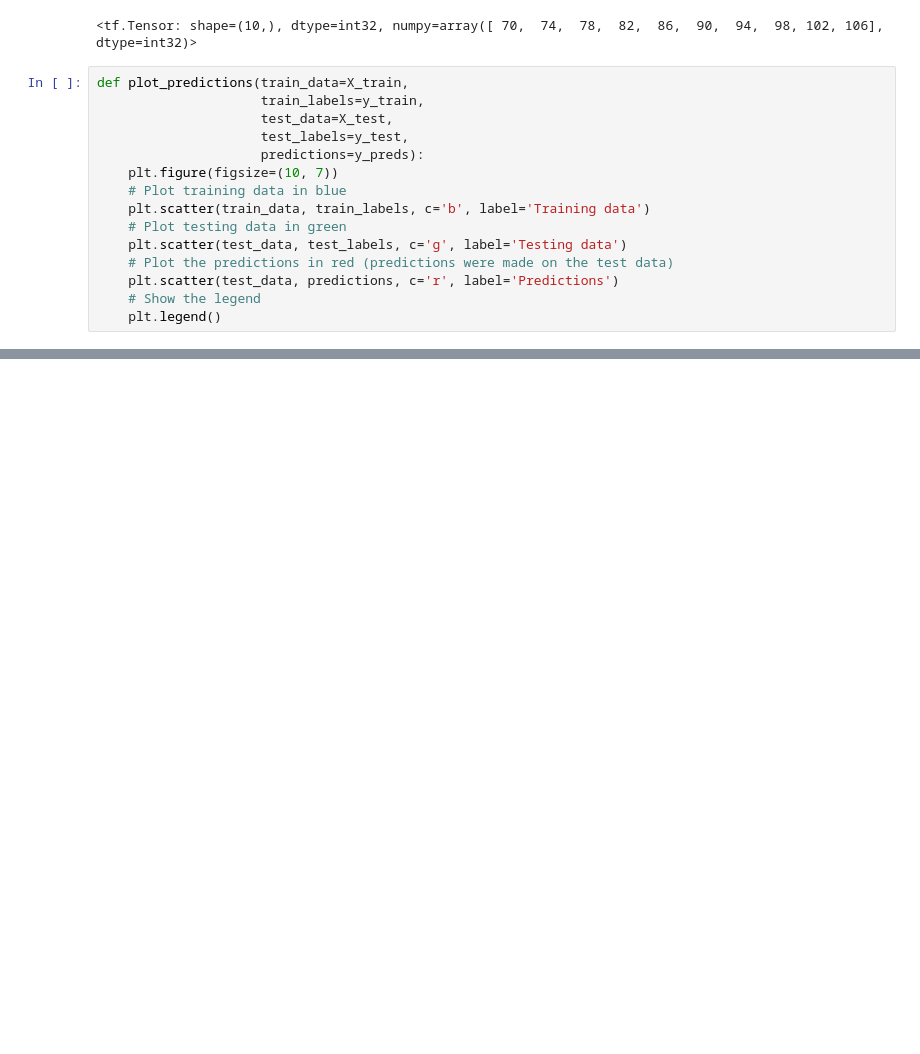
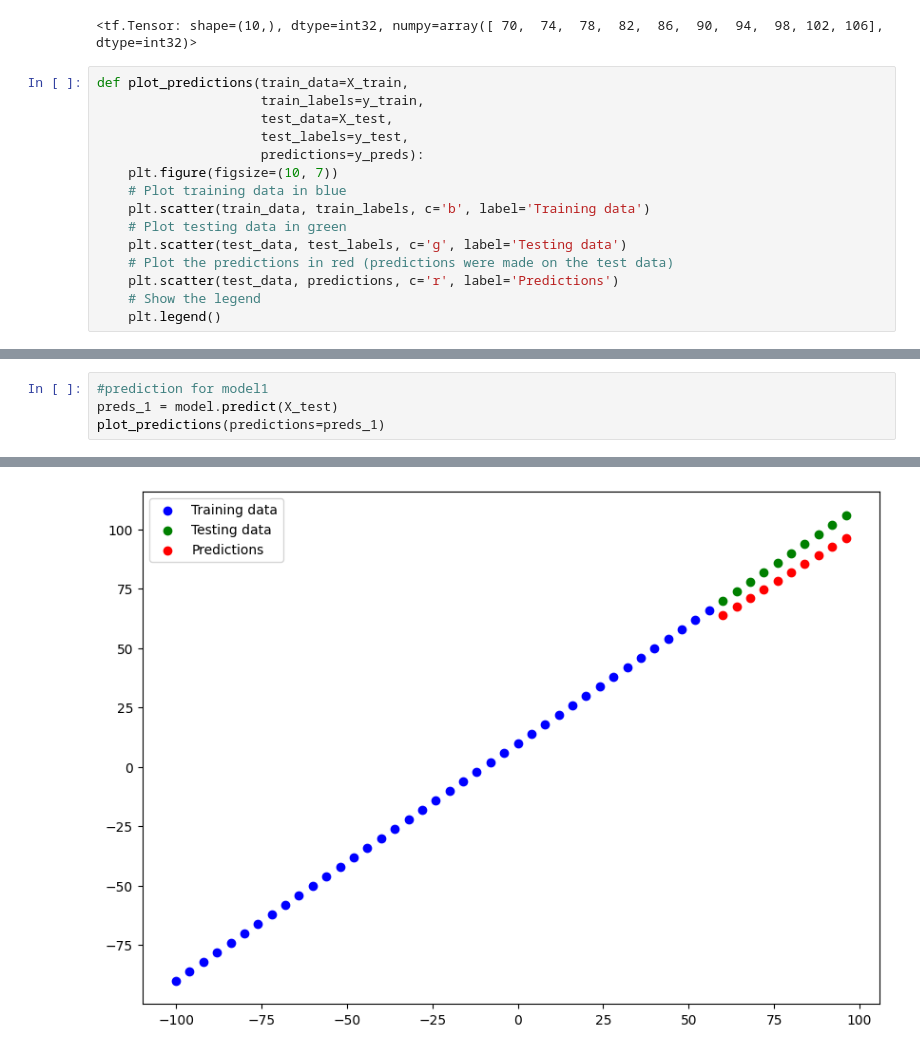
Before and after one commit to hubixr/Tensorflow, a Jupyter notebook: tensorflow_regression/nn2.ipynb, the cells around one changed output, grey strips where cells are left out. Saved outputs shown, nothing was run; the diff lists cells and outputs as text; blank space fills up the shorter version.

```diff
--- a/tensorflow_regression/nn2.ipynb
+++ b/tensorflow_regression/nn2.ipynb
@@ -379,0 +448,5 @@ model.evaluate(X_test, y_test)
+# %%
+#prediction for model1
+preds_1 = model.predict(X_test)
+plot_predictions(predictions=preds_1)
+# %% [output]
@@ -379,0 +454 @@ model.evaluate(X_test, y_test)
+[figure, added]
```
Also changed, not shown: parts of 48 cells of this notebook, 2 other files.
